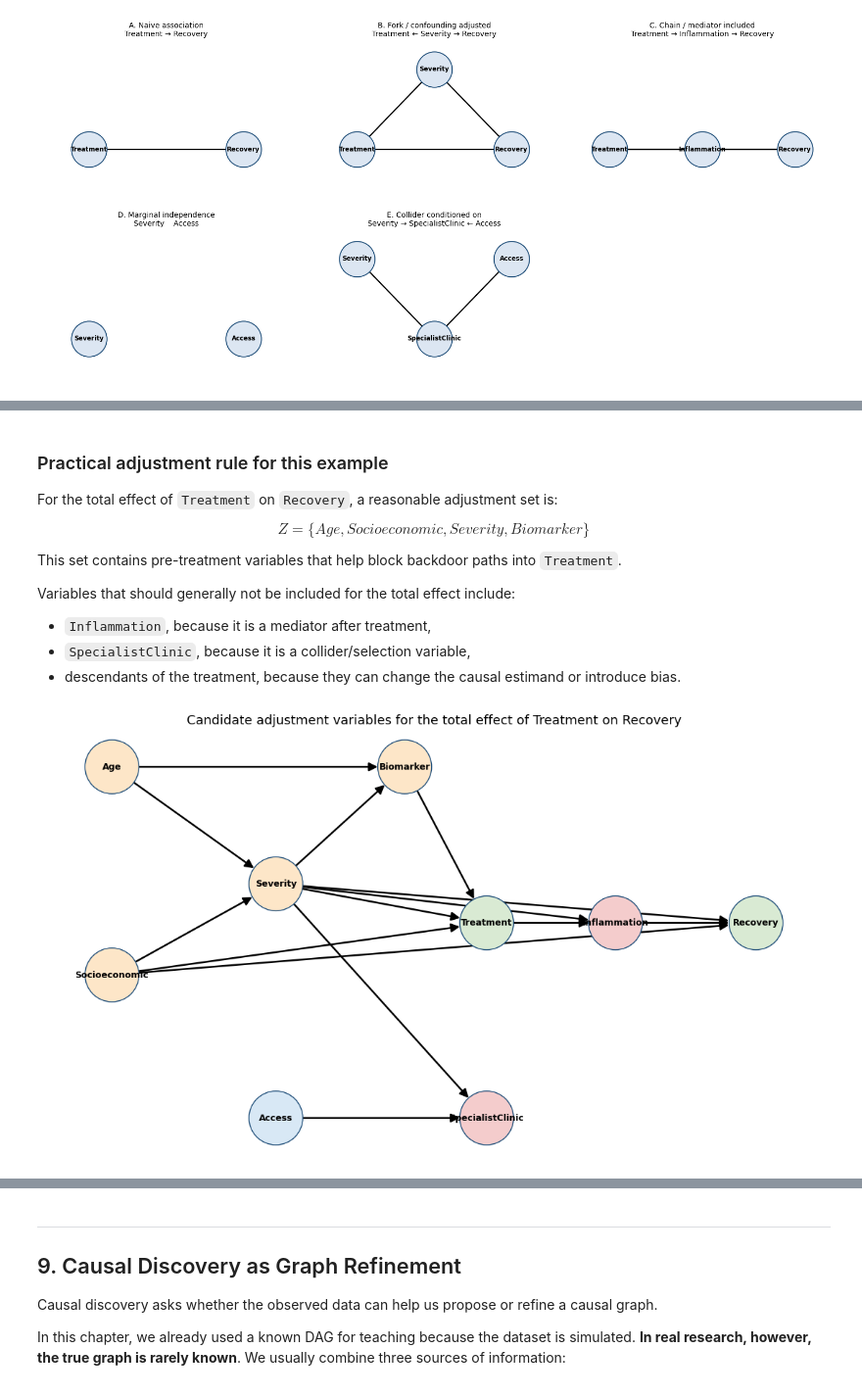
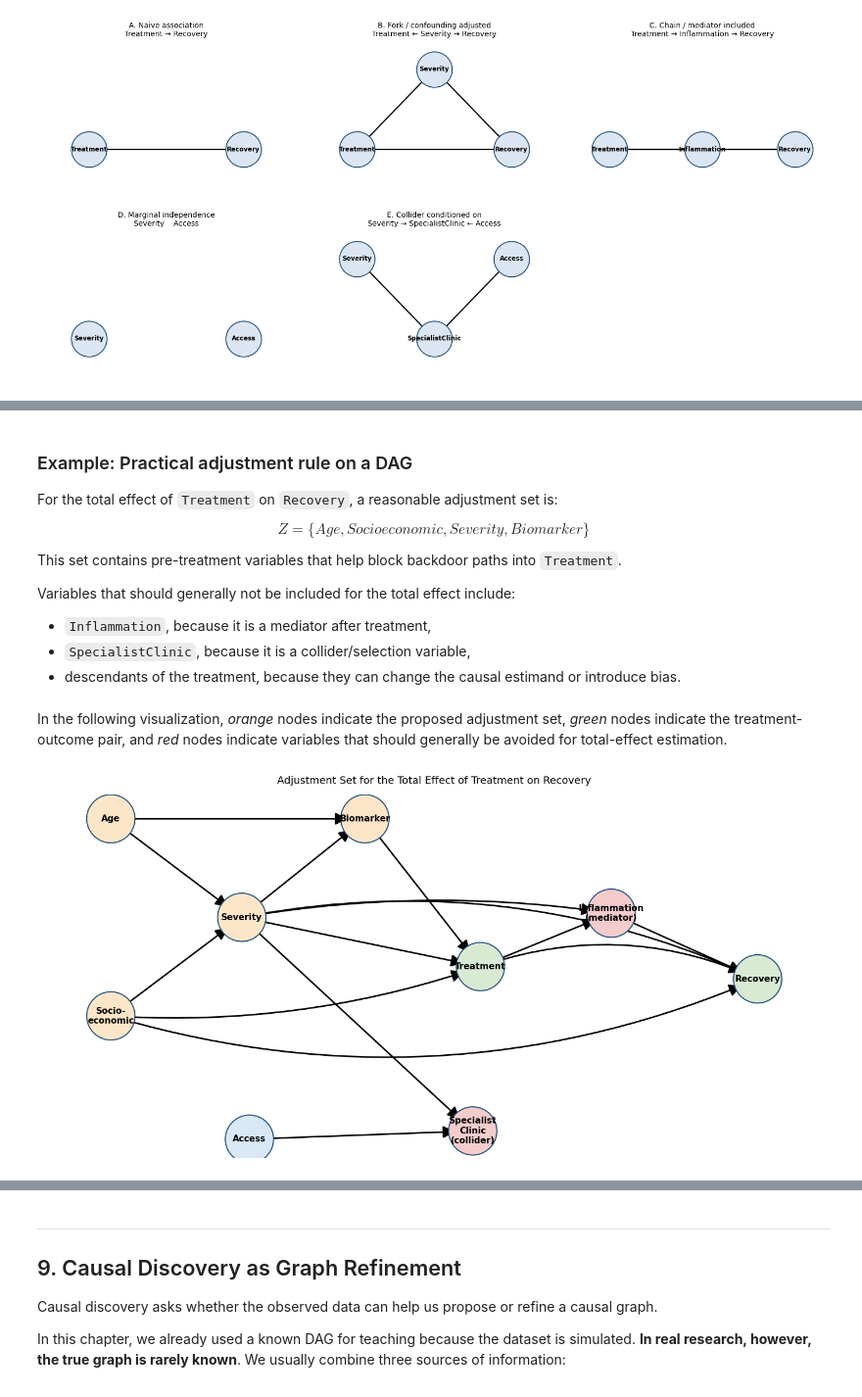
Before and after one commit to Ci2Lab/Causal-Intelligence-Course, a Jupyter notebook: Lectures/02_Causal_Graphs_Discovery.ipynb, the cells around one changed output, grey strips where cells are left out. Shown at 98% size. Cells and saved outputs as stored; diff of their text form; code cells hidden in the pictures.

Commit message:
Chapter 2 Full Edits

```diff
--- a/Lectures/02_Causal_Graphs_Discovery.ipynb
+++ b/Lectures/02_Causal_Graphs_Discovery.ipynb
@@ -1279,7 +1467,7 @@ The practical message is:
 
 > Backdoor adjustment helps us transform a biased observational comparison into a more credible causal comparison, provided that the adjustment variables are correctly chosen and measured.
 # %% [markdown]
-### Practical adjustment rule for this example
+### Example: Practical adjustment rule on a DAG
 
 For the total effect of `Treatment` on `Recovery`, a reasonable adjustment set is:
 
@@ -1292,23 +1480,76 @@ Variables that should generally not be included for the total effect include:
 - `Inflammation`, because it is a mediator after treatment,
 - `SpecialistClinic`, because it is a collider/selection variable,
 - descendants of the treatment, because they can change the causal estimand or introduce bias.
+# %% [markdown]
+</br>
+
+In the following visualization, *orange* nodes indicate the proposed adjustment set, *green* nodes indicate the treatment-outcome pair, and *red* nodes indicate variables that should generally be avoided for total-effect estimation.
 # %%
-# Highlight a suitable adjustment set
+# ---------------------------------------------------------------------
+# Practical adjustment rule: highlight adjustment variables
+# ---------------------------------------------------------------------
+
+# Use the same graph structure as the main healthcare DAG
 adjustment_edges = true_edges
+
+# Start with the same default colors used in the chapter
 adjustment_colors = {node: COLORS["light_blue"] for node in G_true.nodes()}
-for node in ["Severity", "Biomarker", "Age", "Socioeconomic"]:
+
+# Highlight the recommended pre-treatment adjustment set
+adjustment_set = ["Age", "Socioeconomic", "Severity", "Biomarker"]
+
+for node in adjustment_set:
     adjustment_colors[node] = COLORS["light_orange"]
+
+# Highlight treatment and outcome
 adjustment_colors["Treatment"] = COLORS["light_green"]
 adjustment_colors["Recovery"] = COLORS["light_green"]
-adjustment_colors["Inflammation"] = COLORS["light_red"]
-adjustment_colors["SpecialistClinic"] = COLORS["light_red"]
+
+# Highlight variables that should generally not be adjusted for
+# when estimating the total effect of Treatment on Recovery
+adjustment_colors["Inflammation"] = COLORS["light_red"]       # mediator
+adjustment_colors["SpecialistClinic"] = COLORS["light_red"]   # collider / selection variable
+
+# Keep Access as a background variable
+adjustment_colors["Access"] = COLORS["light_blue"]
+
+# Use the same readable labels as the main DAG
+adjustment_labels = {
+    "Age": "Age",
+    "Socioeconomic": "Socio-\neconomic",
+    "Severity": "Severity",
+    "Biomarker": "Biomarker",
+    "Treatment": "Treatment",
+    "Inflammation": "Inflammation\n(mediator)",
+    "Recovery": "Recovery",
+    "Access": "Access",
+    "SpecialistClinic": "Specialist\nClinic\n(collider)",
+}
+
+# Use the same selected curved edges as the main DAG
+# so the visual style remains consistent across the chapter.
+adjustment_edge_rads = {
+    ("Socioeconomic", "Treatment"): 0.10,
+    ("Socioeconomic", "Recovery"): 0.18,
+    ("Severity", "Inflammation"): -0.08,
+    ("Severity", "Recovery"): -0.16,
+    ("Treatment", "Recovery"): -0.20,
+}
 
 G_adjustment = draw_dag(
     adjustment_edges,
     pos=pos,
-    title="Candidate adjustment variables for the total effect of Treatment on Recovery",
+    title="Adjustment Set for the Total Effect of Treatment on Recovery",
     node_colors=adjustment_colors,
-    figsize=(11, 6)
+    labels=adjustment_labels,
+    figsize=(14, 7),
+    node_size=3700,
+    font_size=11,
+    arrows=True,
+    arrowsize=32,
+    edge_width=2.0,
+    edge_rad=0.0,                 # most edges remain straight
+    edge_rads=adjustment_edge_rads # only selected long edges are curved
 );
 # %% [output]
-[figure, old version]
+[figure, new version]
```
Also changed, not shown: parts of 56 cells of this notebook, 2 other files.
